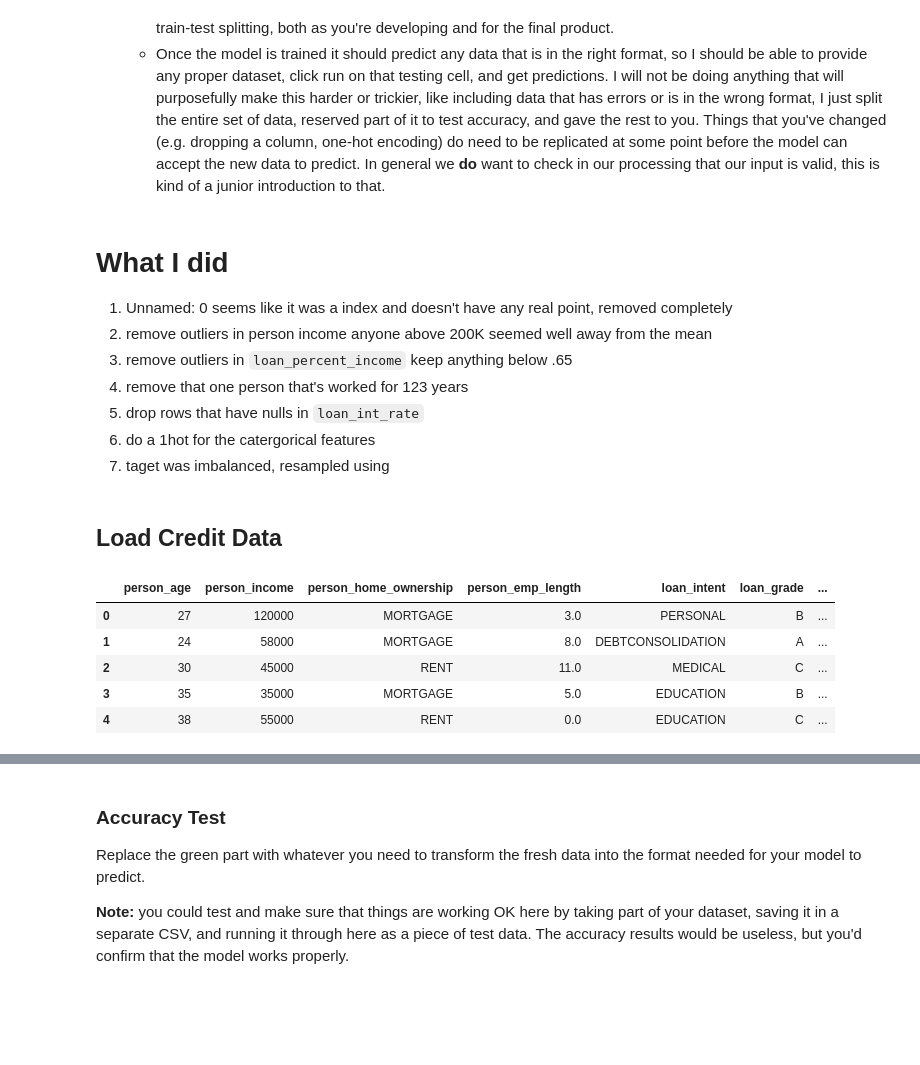
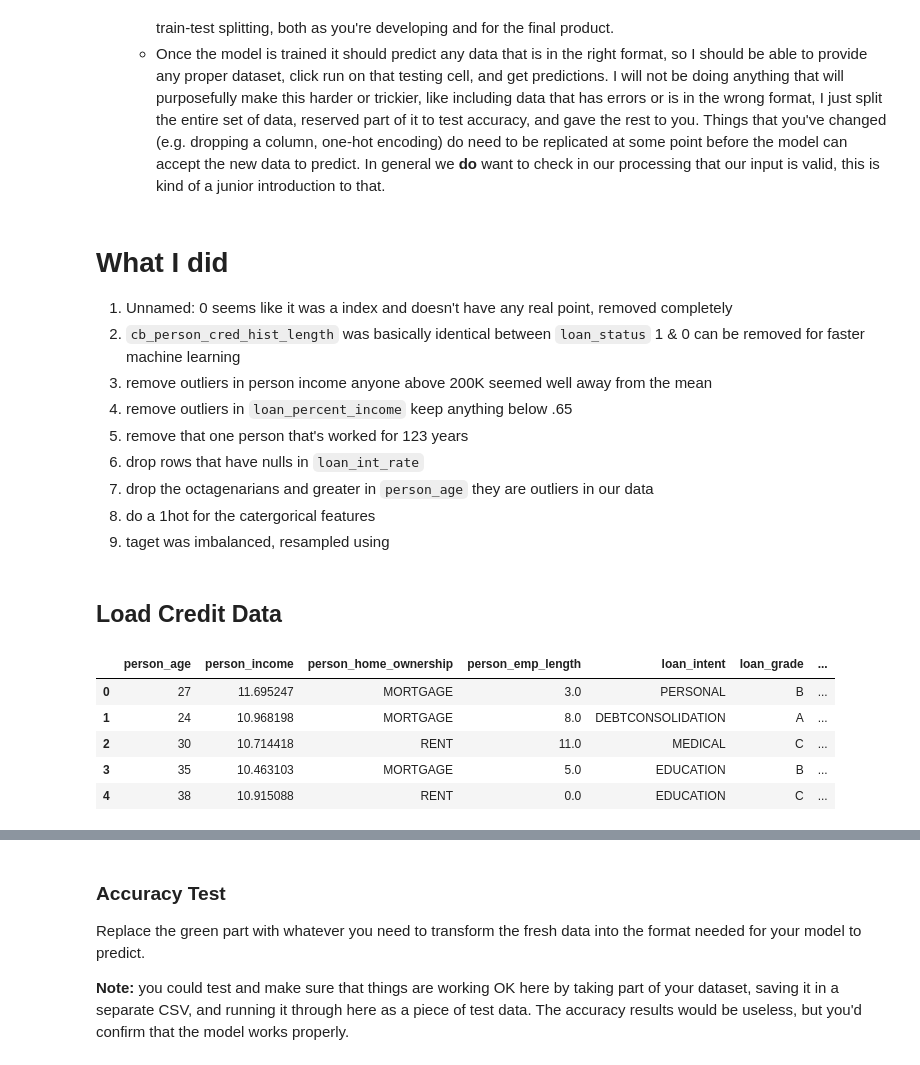
Before and after one commit to shaunmcgregor/BSIP_Assignment_4_Students, a Jupyter notebook: asn4_start.ipynb, the cells around one changed output, grey strips where cells are left out. Saved outputs shown, nothing was run; the diff lists cells and outputs as text; code cells hidden in the pictures; blank space fills up the shorter version.

```diff
--- a/asn4_start.ipynb
+++ b/asn4_start.ipynb
@@ -67,10 +70,12 @@ The grades will be broken down as follows:
 # %% [markdown]
 # What I did
  1. Unnamed: 0 seems like it was a index and doesn't have any real point, removed completely
+ 1. `cb_person_cred_hist_length` was basically identical between `loan_status` 1 & 0 can be removed for faster machine learning
  1. remove outliers in person income anyone above 200K seemed well away from the mean
  1. remove outliers in `loan_percent_income` keep anything below .65
  1. remove that one person that's worked for 123 years
  1. drop rows that have nulls in `loan_int_rate`
+ 1. drop the octagenarians and greater in `person_age` they are outliers in our data
  1. do a 1hot for the catergorical features
  1. taget was imbalanced, resampled using
 # %% [markdown]
@@ -80,11 +85,15 @@ def PrepareData(dataFrame:pd.DataFrame):
     if type(dataFrame) != pd.DataFrame:
         raise RuntimeError("that is not a data frame")
     #drop unnamed column
-    dataFrame.drop(columns = {"Unnamed: 0"}, inplace = True)
-    dataFrame = dataFrame[dataFrame["person_income"] < 200000]
+    dataFrame.drop(columns = {"Unnamed: 0", "cb_person_cred_hist_length"}, inplace = True)
+    dataFrame = dataFrame[dataFrame["person_income"] < 300000]
     dataFrame = dataFrame[dataFrame["loan_percent_income"] < 0.65]
     dataFrame = dataFrame[dataFrame["person_emp_length"] < 50]
     dataFrame = dataFrame[~dataFrame["loan_int_rate"].isnull()]
+    dataFrame = dataFrame[dataFrame["person_age"] < 80]
+    dataFrame["person_income"] = np.log(dataFrame["person_income"])
+    dataFrame = dataFrame[dataFrame["person_home_ownership"] != "OTHER"]
+    # dataFrame["person_home_ownership"] = pd.Series(dataFrame["person_home_ownership"]).cat.remove_unused_categories()
     dataFrame = pd.get_dummies(dataFrame, drop_first=True)
     return pd.DataFrame(dataFrame)
 # %%
@@ -92,12 +101,13 @@ df = pd.read_csv("train.csv")
 df = PrepareData(df)
 # %%
 df.head()
+df["person_home_ownership"]
 # %% [output]
 |  | person_age | person_income | person_home_ownership | person_emp_length | loan_intent | loan_grade | ... |
-| 0 | 27 | 120000 | MORTGAGE | 3.0 | PERSONAL | B | ... |
-| 1 | 24 | 58000 | MORTGAGE | 8.0 | DEBTCONSOLIDATION | A | ... |
-| 2 | 30 | 45000 | RENT | 11.0 | MEDICAL | C | ... |
-| 3 | 35 | 35000 | MORTGAGE | 5.0 | EDUCATION | B | ... |
-| 4 | 38 | 55000 | RENT | 0.0 | EDUCATION | C | ... |
+| 0 | 27 | 11.695247 | MORTGAGE | 3.0 | PERSONAL | B | ... |
+| 1 | 24 | 10.968198 | MORTGAGE | 8.0 | DEBTCONSOLIDATION | A | ... |
+| 2 | 30 | 10.714418 | RENT | 11.0 | MEDICAL | C | ... |
+| 3 | 35 | 10.463103 | MORTGAGE | 5.0 | EDUCATION | B | ... |
+| 4 | 38 | 10.915088 | RENT | 0.0 | EDUCATION | C | ... |
 # %%
 print(df.describe())
```
Also changed, not shown: parts of 8 cells of this notebook.
